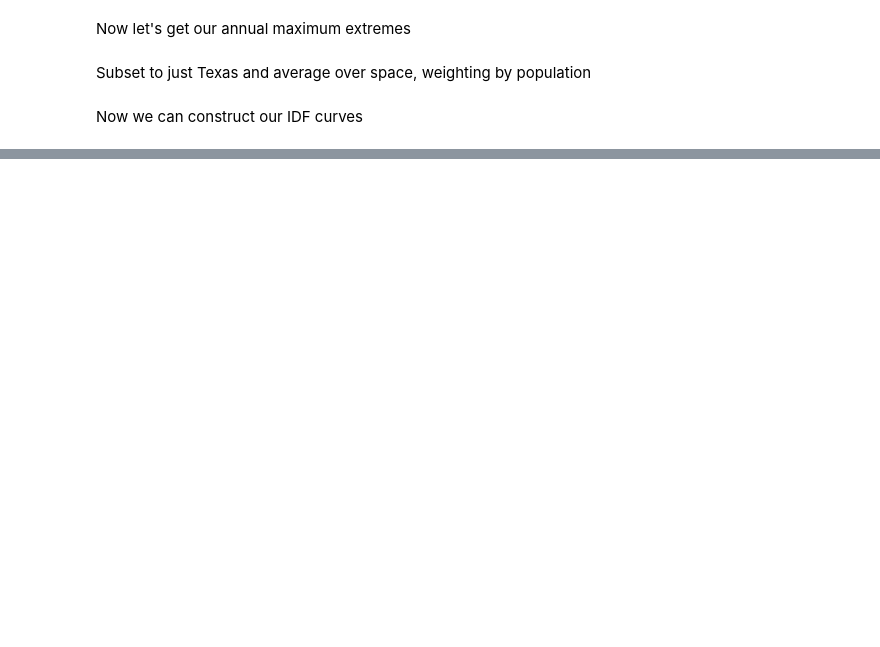
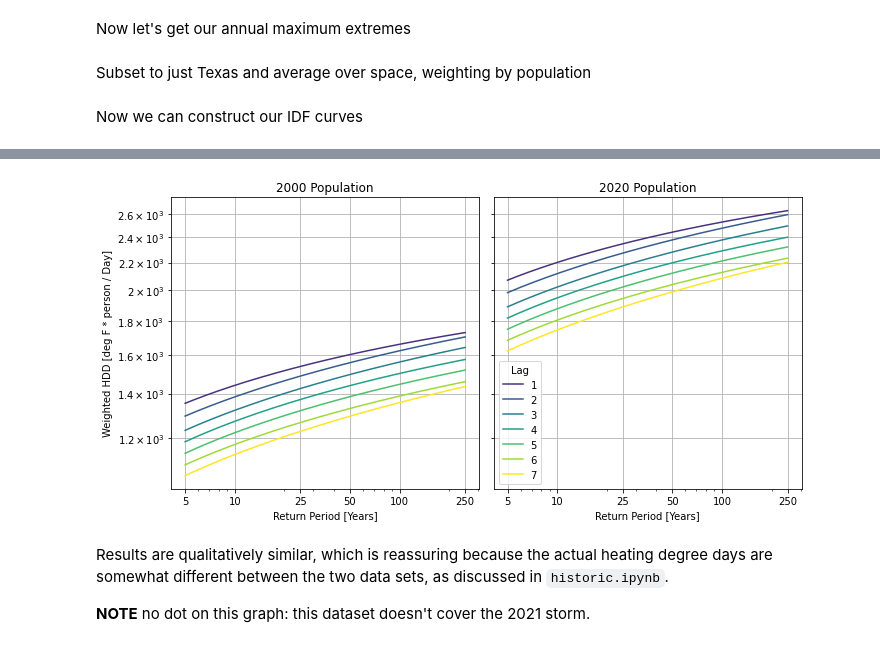
Before and after one commit to jdossgollin/2021-TXtreme, a Jupyter notebook: scripts/pop_hdd.ipynb, the cells around one changed output, grey strips where cells are left out. Saved outputs shown, nothing was run; the diff lists cells and outputs as text; code cells hidden in the pictures; blank space fills up the shorter version.

```diff
--- a/scripts/pop_hdd.ipynb
+++ b/scripts/pop_hdd.ipynb
@@ -107,0 +130,47 @@ plt.show()
+# %%
+bk_pop_interp = pop.interp_like(bk_hdd_roll)
+# %%
+bk_pop_hdd = bk_pop_interp * bk_hdd_roll
+# %%
+bk_times = pd.to_datetime(bk_pop_hdd["time"].values)
+bk_year_eff = bk_times.year + np.int_(bk_times.month > 7)
+bk_pop_hdd["year_eff"] = xr.DataArray(
+    bk_year_eff, coords={"time": bk_pop_hdd["time"]}, dims="time"
+)
+bk_annual = bk_pop_hdd.groupby("year_eff").max(dim="time")
+bk_annual = bk_annual.rename(
+    {"longitude": "lon", "latitude": "lat"}
+)  # naming conventions
+# %%
+bk_mask = states.mask(bk_annual)
+bk_pop_hdd_tx = bk_annual.where(bk_mask == tx_idx).mean(dim=["lon", "lat"])
+# %%
+fig, axes = plt.subplots(nrows=1, ncols=2, figsize=(10, 5), sharex=True, sharey=True)
+
+for ax, pop_year in zip(axes, [2000, 2020]):
+    for c, lag in zip(colors, DURATIONS):
+        sub = bk_pop_hdd_tx.sel(pop_year=pop_year, lag=lag)
+        x = sub.values
+        theta = gev.fit(x, 0, loc=1e3, scale=1e2)
+        return_level = gev(*theta).isf(1 / return_period)
+        ax.plot(return_period, return_level, label=lag, c=c)
+
+        ax.loglog()
+        ax.set_xticks(xticks)
+        ax.set_xticklabels(xticks)
+        ax.set_yticks(yticks)
+        ax.set_xlabel("Return Period [Years]")
+        ax.grid(True)
+        ax.set_title(f"{pop_year} Population")
+
+axes[0].set_ylabel("Weighted HDD [deg F * person / Day]")
+ax.legend(title="Lag")  # only needed once
+fig.tight_layout()
+plt.savefig(figname("weighted_idf_bk.pdf"))
+plt.show()
+# %% [output]
+[figure, added]
+# %% [markdown]
+Results are qualitatively similar, which is reassuring because the actual heating degree days are somewhat different between the two data sets, as discussed in `historic.ipynb`.
+
+**NOTE** no dot on this graph: this dataset doesn't cover the 2021 storm.
```
Also changed, not shown: parts of 8 cells of this notebook, 7 other files.
